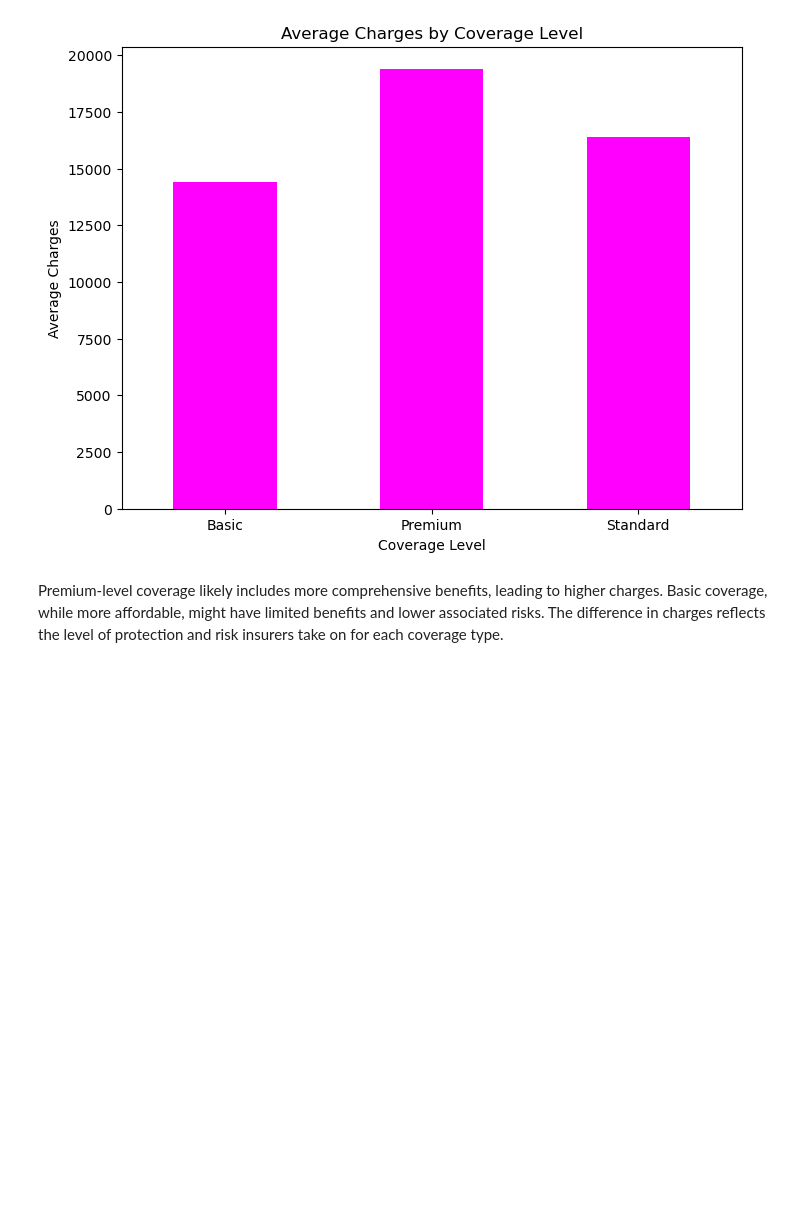
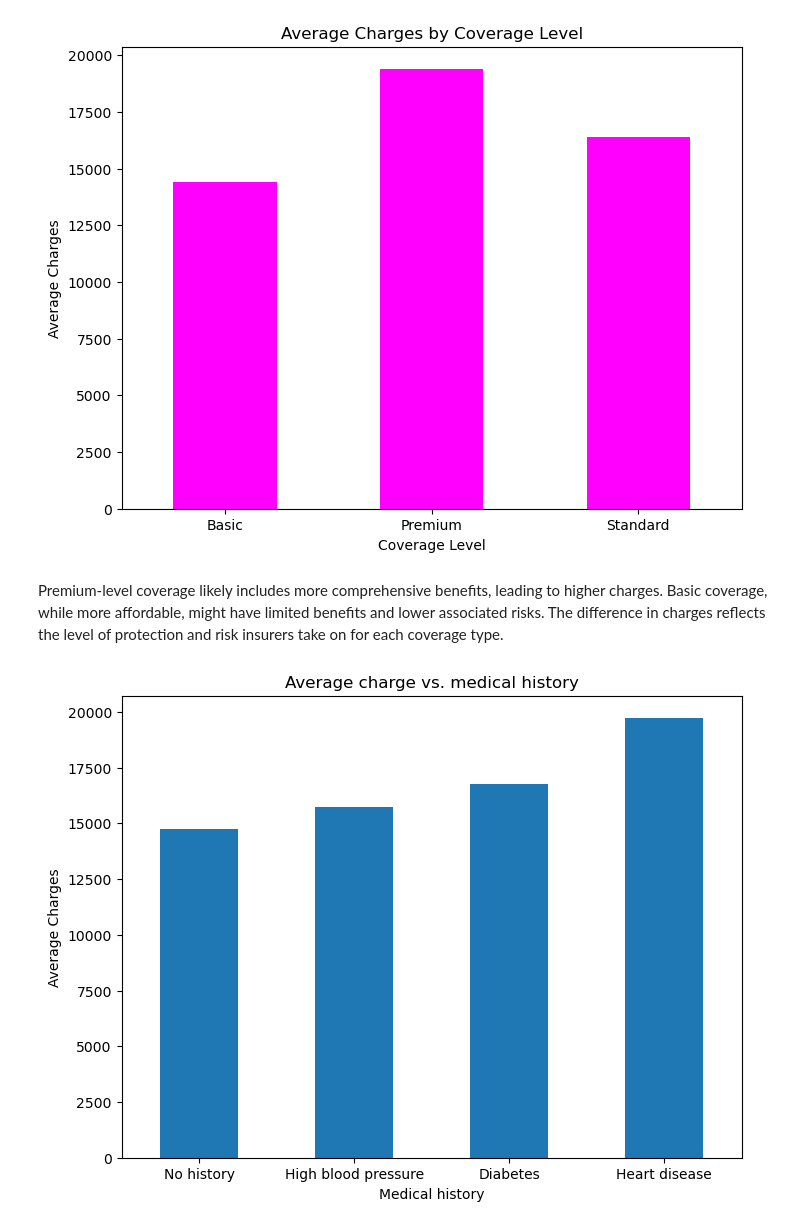
Before and after one commit to s2110880/DataCuration-Project, a Jupyter notebook: visualization.ipynb, the cells around one changed output. Cells and saved outputs as stored; diff of their text form; code cells hidden in the pictures; blank space fills up the shorter version.

```diff
--- a/visualization.ipynb
+++ b/visualization.ipynb
@@ -175,3 +177,17 @@ plt.show()
 Premium-level coverage likely includes more comprehensive benefits, leading to higher charges.
 Basic coverage, while more affordable, might have limited benefits and lower associated risks.
 The difference in charges reflects the level of protection and risk insurers take on for each coverage type.
+# %%
+df.medical_history = df.medical_history.replace(np.nan, 'No history')
+# %%
+charges_to_med_history = df.groupby('medical_history')['charges'].mean()
+charges_to_med_history.sort_values(ascending=True).plot(kind='bar', figsize=(8, 6))
+
+
+plt.title('Average charge vs. medical history')
+plt.ylabel('Average Charges')
+plt.xlabel('Medical history')
+plt.xticks(rotation=0)
+plt.show()
+# %% [output]
+[figure, added]
```
Also changed, not shown: parts of 9 cells of this notebook, 3 other files.
